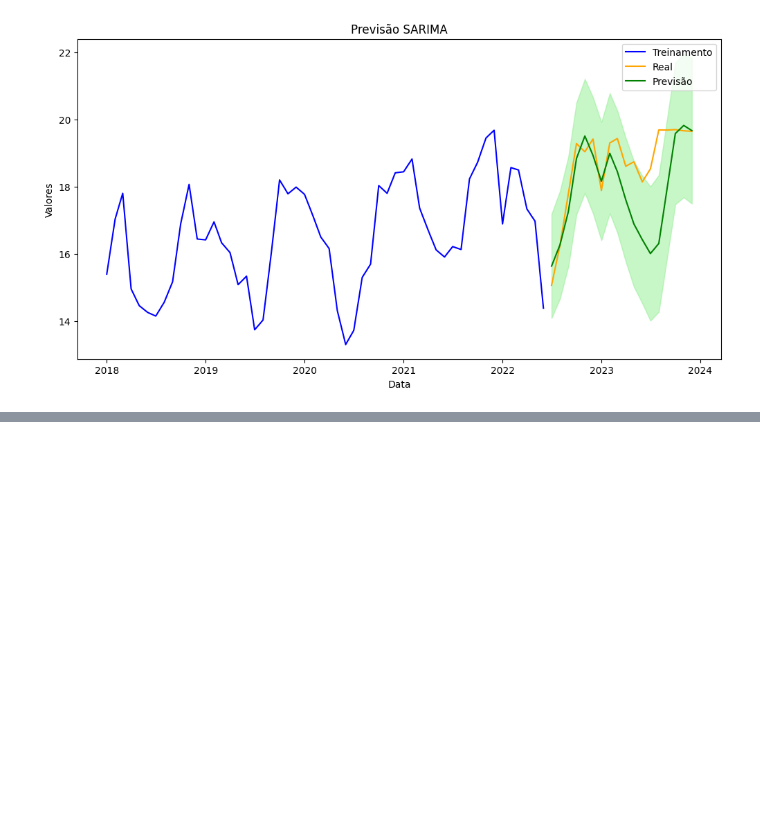
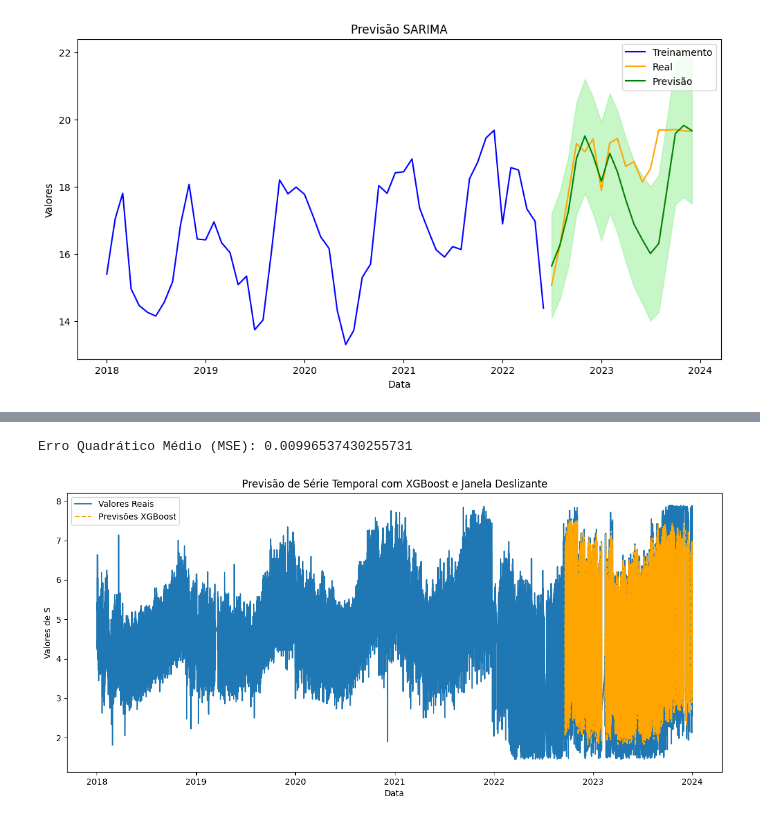
Before and after one commit to ruanvirginio/scriptsMestrado, a Jupyter notebook: transformaBaseST.ipynb, the cells around one changed output, grey strips where cells are left out. Cells and saved outputs as stored; diff of their text form; code cells hidden in the pictures; blank space fills up the shorter version.

Commit message:
xgboost hora a hora

```diff
--- a/transformaBaseST.ipynb
+++ b/transformaBaseST.ipynb
@@ -203,0 +204,70 @@ Erro Quadrático Médio (MSE): 0.0050397042482949895
+# %%
+import numpy as np
+import pandas as pd
+import matplotlib.pyplot as plt
+from xgboost import XGBRegressor
+from sklearn.preprocessing import MinMaxScaler
+from sklearn.metrics import mean_squared_error
+
+# Filtrando o transformador e preparando os dados
+df = df_filtrado[df_filtrado['TRAFO'] == 'PCO-02T1']
+df = df[['datahora', 'S']]
+df = df.set_index(['datahora'])
+# df = df.resample('D').max()
+df.sort_index(inplace=True)
+df['S'] = df['S'].interpolate()
+
+dados = df[['S']].values
+
+# Normalizando os dados
+scaler = MinMaxScaler(feature_range=(0, 1))
+dados_normalizados = scaler.fit_transform(dados)
+
+# Configurações da janela deslizante
+janela = 365
+X, y = [], []
+for i in range(janela, len(dados_normalizados)):
+    X.append(dados_normalizados[i-janela:i, 0])
+    y.append(dados_normalizados[i, 0])
+
+X, y = np.array(X), np.array(y)
+
+# Dividindo em conjunto de treino e teste (80/20)
+split = int(len(X) * 0.8)
+X_train, X_test = X[:split], X[split:]
+y_train, y_test = y[:split], y[split:]
+
+# Reshape necessário para XGBoost
+X_train = X_train.reshape(X_train.shape[0], X_train.shape[1])
+X_test = X_test.reshape(X_test.shape[0], X_test.shape[1])
+
+# Construindo o modelo XGBoost
+model = XGBRegressor(n_estimators=1000, learning_rate=0.01)
+model.fit(X_train, y_train)
+
+# Fazendo previsões no conjunto de teste
+y_pred_normalizado = model.predict(X_test)
+
+# Calculando o Erro Quadrático Médio (MSE)
+mse = mean_squared_error(y_test, y_pred_normalizado)
+print("Erro Quadrático Médio (MSE):", mse)
+
+# Inversão da normalização, voltando aos valores reais
+y_pred = scaler.inverse_transform(y_pred_normalizado.reshape(-1, 1))
+y_test_inverso = scaler.inverse_transform(y_test.reshape(-1, 1))
+
+# Ajustando o índice para os dados de previsão
+df_previsoes = df.index[split + janela:]
+
+# Visualizando os resultados
+plt.figure(figsize=(14, 6))
+plt.plot(df.index, df['S'], label='Valores Reais')
+plt.plot(df_previsoes, y_pred, label='Previsões XGBoost', linestyle='--', color='orange')
+plt.xlabel('Data')
+plt.ylabel('Valores de S')
+plt.title('Previsão de Série Temporal com XGBoost e Janela Deslizante')
+plt.legend()
+plt.show()
+# %% [output]
+Erro Quadrático Médio (MSE): 0.00996537430255731
+[figure, added]
```
Also changed, not shown: parts of 1 cell of this notebook.
